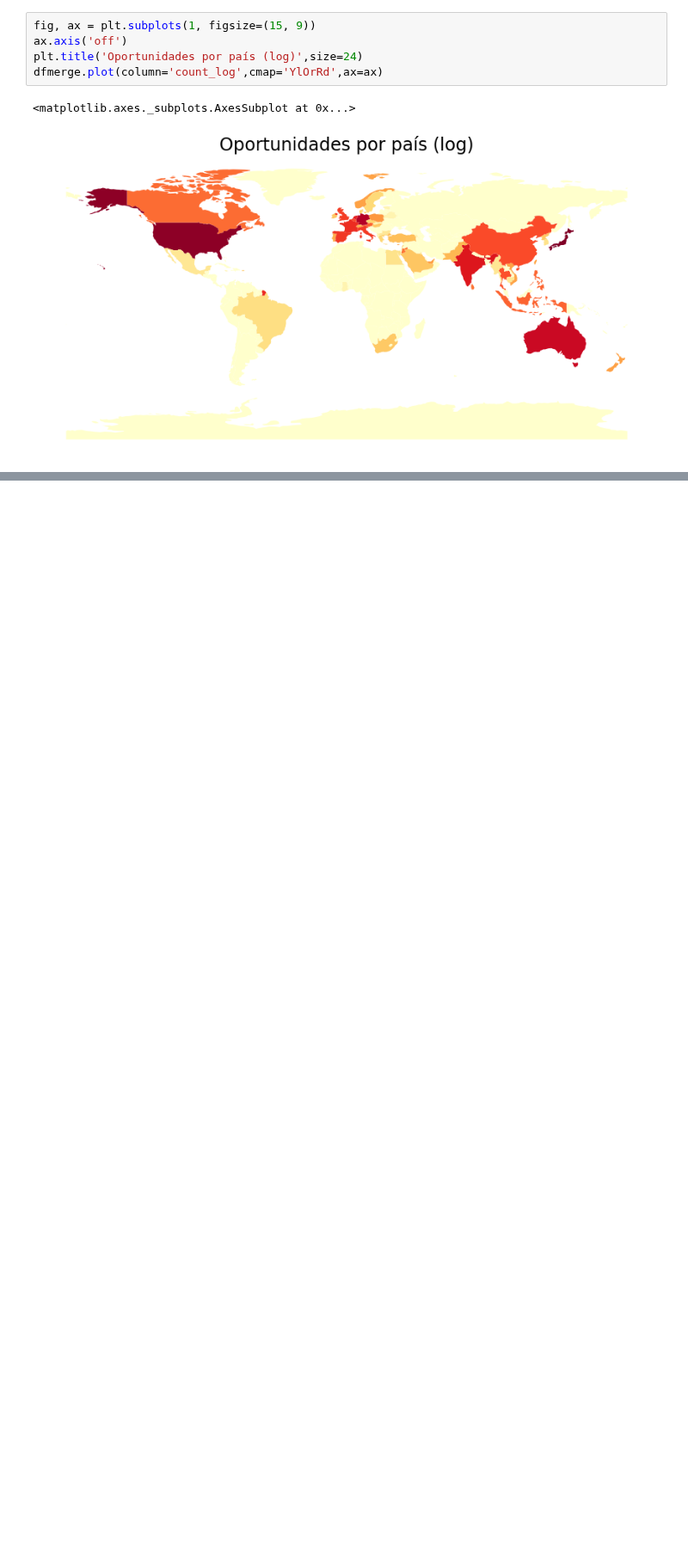
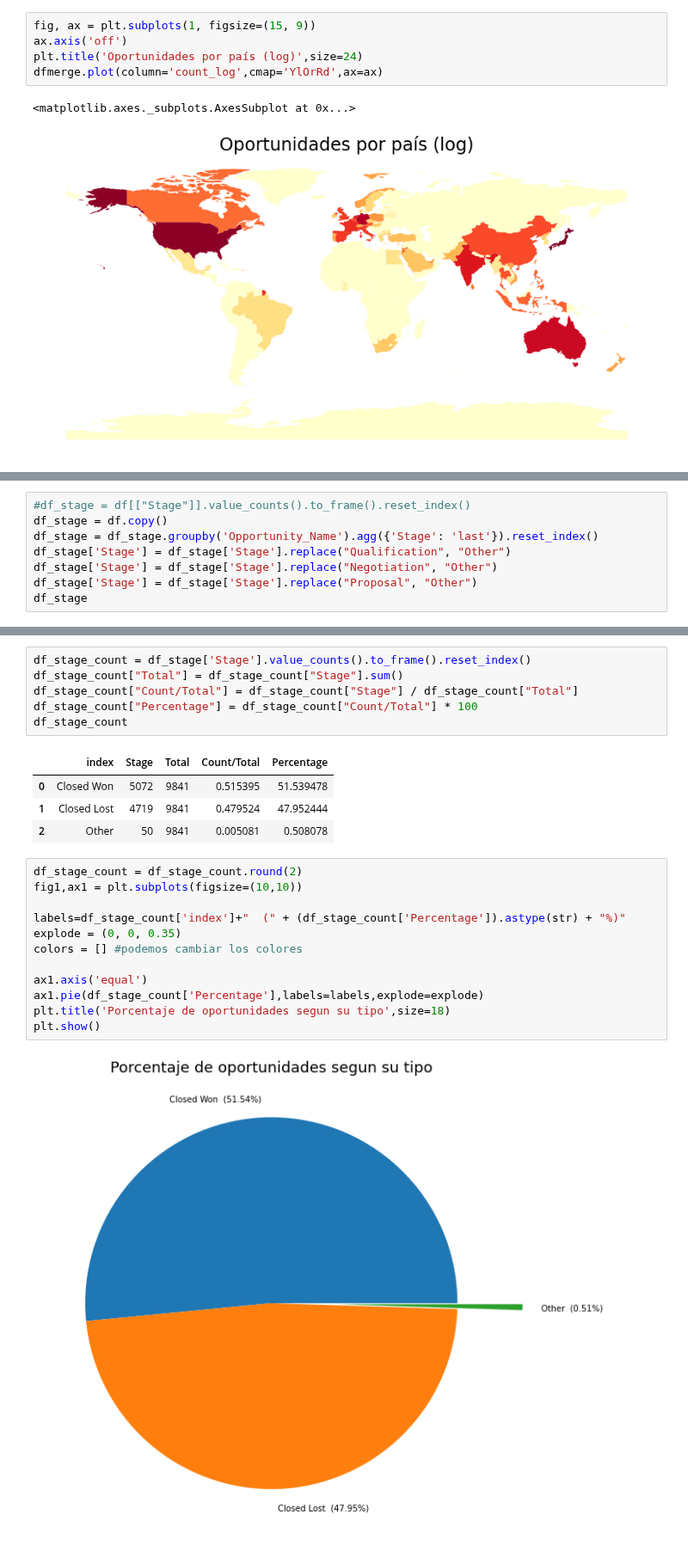
Before and after one commit to FernandoSinisi/Orga-Datos-2C-2020, a Jupyter notebook: TP1/Graficos.ipynb, the cells around one changed output, grey strips where cells are left out. Shown at 86% size. Cells and saved outputs as stored; diff of their text form; blank space fills up the shorter version.

```diff
--- a/TP1/Graficos.ipynb
+++ b/TP1/Graficos.ipynb
@@ -306,0 +364,8 @@ dfmerge.plot(column='count_log',cmap='YlOrRd',ax=ax)
+# %%
+#df_stage = df[["Stage"]].value_counts().to_frame().reset_index()
+df_stage = df.copy()
+df_stage = df_stage.groupby('Opportunity_Name').agg({'Stage': 'last'}).reset_index()
+df_stage['Stage'] = df_stage['Stage'].replace("Qualification", "Other")
+df_stage['Stage'] = df_stage['Stage'].replace("Negotiation", "Other")
+df_stage['Stage'] = df_stage['Stage'].replace("Proposal", "Other")
+df_stage
@@ -306,0 +386,25 @@ dfmerge.plot(column='count_log',cmap='YlOrRd',ax=ax)
+# %%
+df_stage_count = df_stage['Stage'].value_counts().to_frame().reset_index()
+df_stage_count["Total"] = df_stage_count["Stage"].sum()
+df_stage_count["Count/Total"] = df_stage_count["Stage"] / df_stage_count["Total"]
+df_stage_count["Percentage"] = df_stage_count["Count/Total"] * 100
+df_stage_count
+# %% [output]
+|  | index | Stage | Total | Count/Total | Percentage |
+| 0 | Closed Won | 5072 | 9841 | 0.515395 | 51.539478 |
+| 1 | Closed Lost | 4719 | 9841 | 0.479524 | 47.952444 |
+| 2 | Other | 50 | 9841 | 0.005081 | 0.508078 |
+# %%
+df_stage_count = df_stage_count.round(2)
+fig1,ax1 = plt.subplots(figsize=(10,10))
+
+labels=df_stage_count['index']+"  (" + (df_stage_count['Percentage']).astype(str) + "%)"
+explode = (0, 0, 0.35)
+colors = [] #podemos cambiar los colores
+
+ax1.axis('equal')
+ax1.pie(df_stage_count['Percentage'],labels=labels,explode=explode)
+plt.title('Porcentaje de oportunidades segun su tipo',size=18)
+plt.show()
+# %% [output]
+[figure, added]
```
Also changed, not shown: parts of 15 cells of this notebook.
